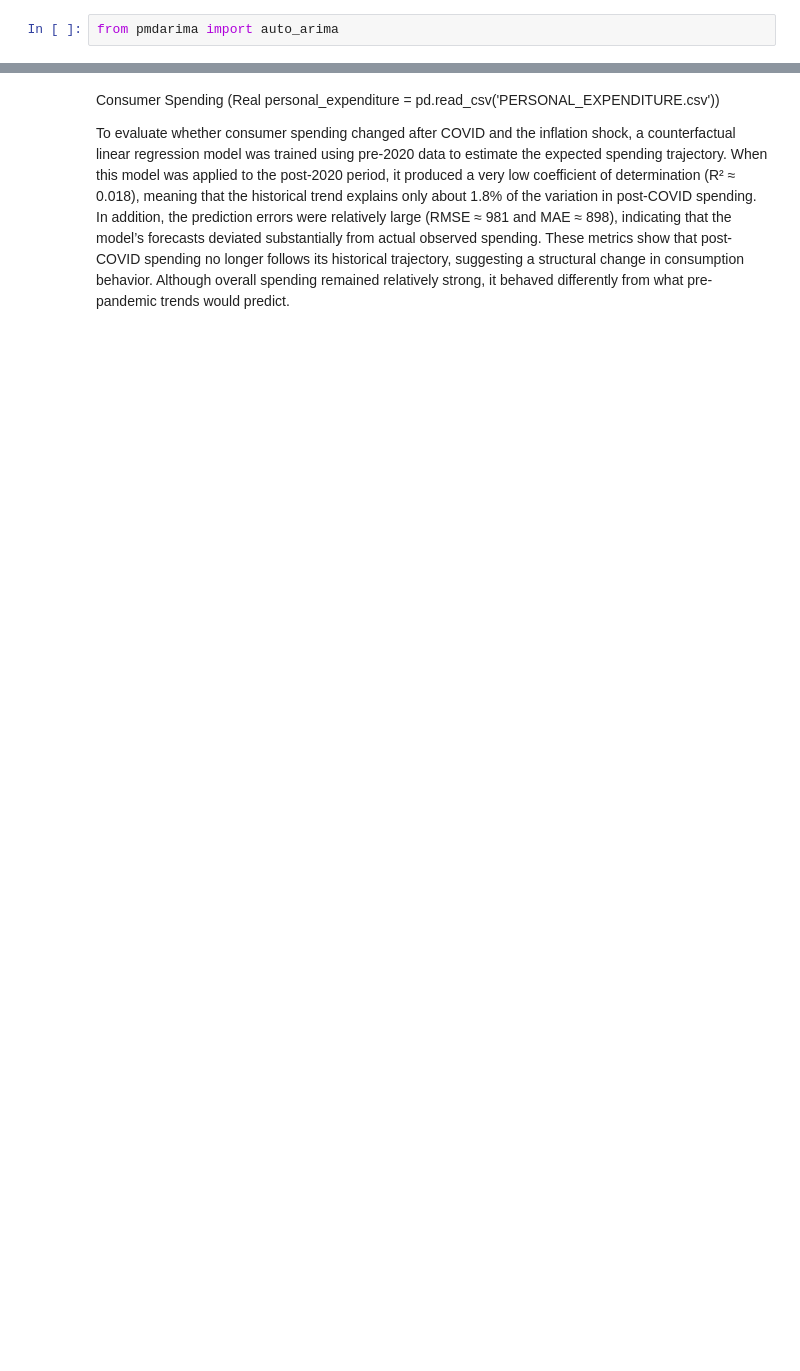
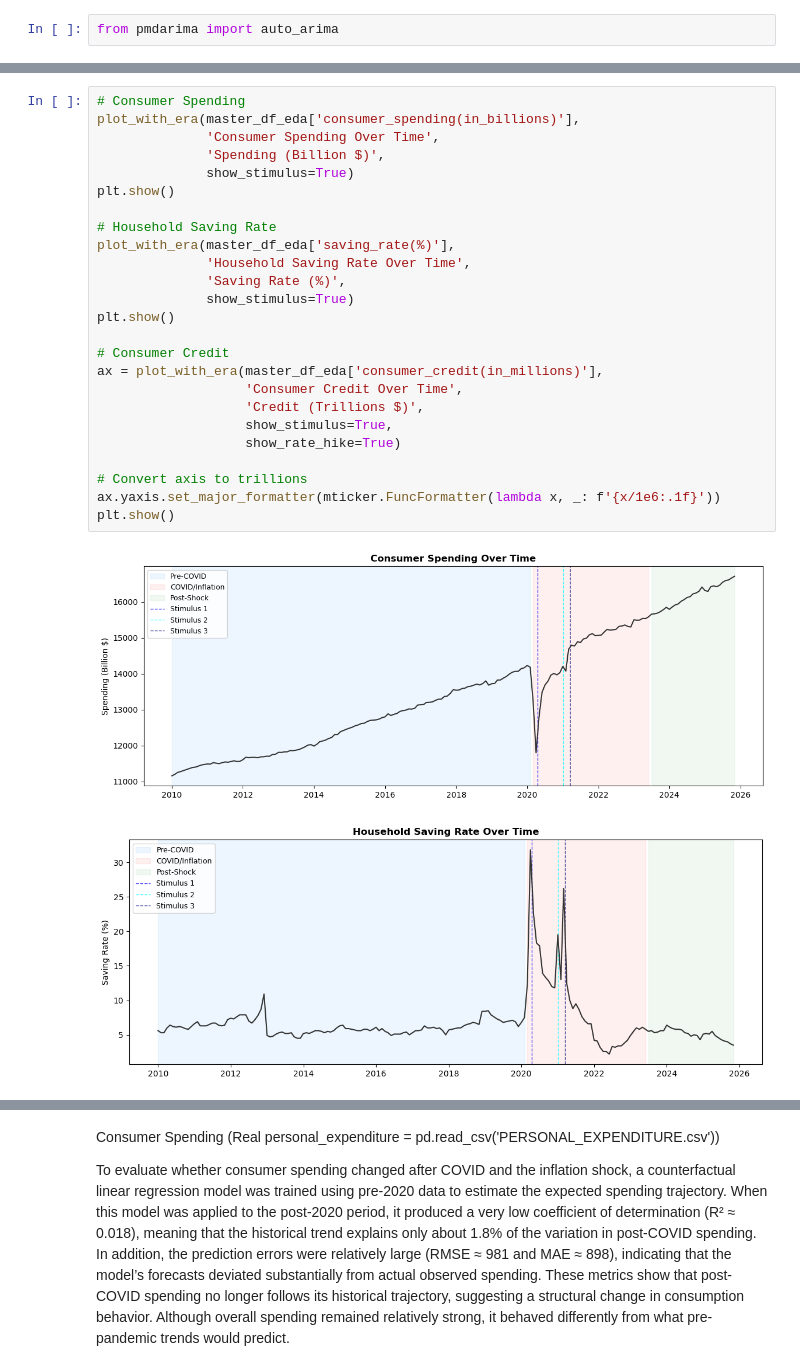
Before and after one commit to Mendelosdoba/tripleten-datajam-feb-2026, a Jupyter notebook: data.ipynb, the cells around one changed output, grey strips where cells are left out. Cells and saved outputs as stored; diff of their text form; blank space fills up the shorter version.

```diff
--- a/data.ipynb
+++ b/data.ipynb
@@ -31,0 +400,28 @@ cc_delinquency_rate = pd.read_csv('DRCCLACBS.csv')
+# %%
+# Consumer Spending
+plot_with_era(master_df_eda['consumer_spending(in_billions)'],
+              'Consumer Spending Over Time',
+              'Spending (Billion $)',
+              show_stimulus=True)
+plt.show()
+
+# Household Saving Rate
+plot_with_era(master_df_eda['saving_rate(%)'],
+              'Household Saving Rate Over Time',
+              'Saving Rate (%)',
+              show_stimulus=True)
+plt.show()
+
+# Consumer Credit
+ax = plot_with_era(master_df_eda['consumer_credit(in_millions)'],
+                   'Consumer Credit Over Time',
+                   'Credit (Trillions $)',
+                   show_stimulus=True,
+                   show_rate_hike=True)
+
+# Convert axis to trillions
+ax.yaxis.set_major_formatter(mticker.FuncFormatter(lambda x, _: f'{x/1e6:.1f}'))
+plt.show()
+# %% [output]
+[figure, added]
+[figure, added]
```
Also changed, not shown: parts of 44 cells of this notebook.
